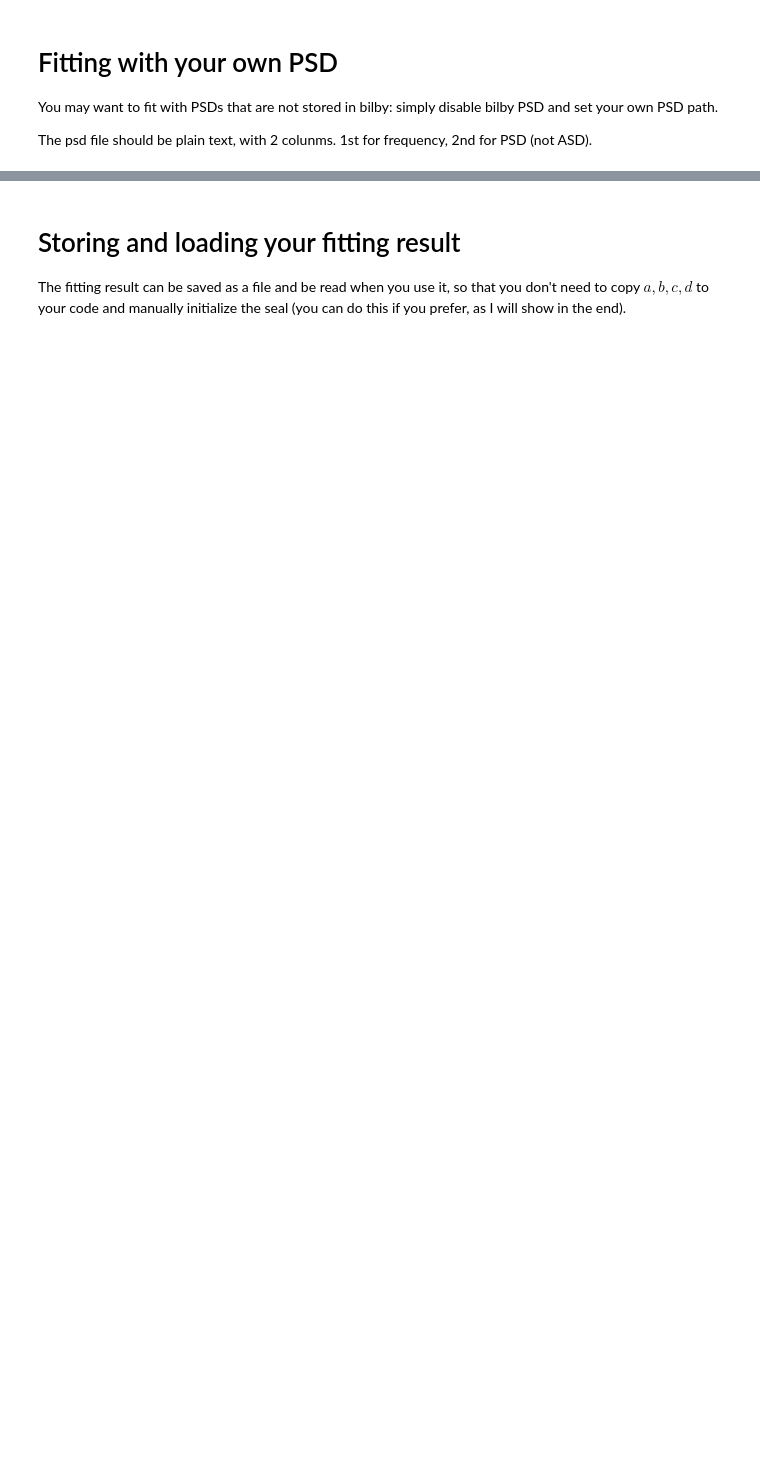
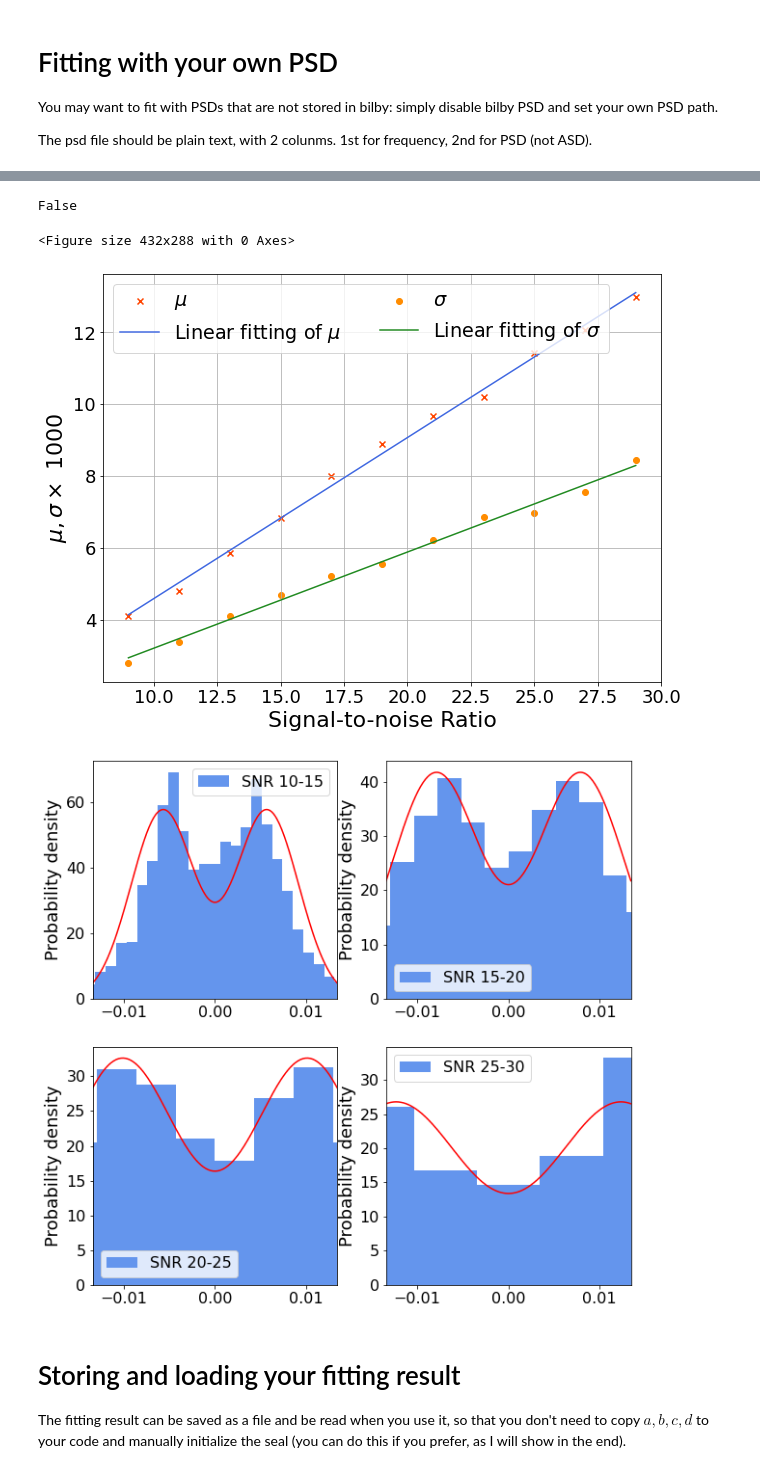
Before and after one commit to MarinerQ/SealGW, a Jupyter notebook: examples/example1-fitting_and_initializing.ipynb, the cells around one changed output, grey strips where cells are left out. Drawn from its saved outputs; the diff is of its cells as text; code cells hidden in the pictures; blank space fills up the shorter version.

```diff
--- a/examples/example1-fitting_and_initializing.ipynb
+++ b/examples/example1-fitting_and_initializing.ipynb
@@ -97,7 +111,7 @@ The psd file should be plain text, with 2 colunms. 1st for frequency, 2nd for PS
 # %%
 seal_O2_lhv = seal.Seal()
 
-Nsample = 30000
+Nsample = 10000
 det_name_list = ['L1', 'H1', 'V1']
 # psd files should be the same squence as in det_name_list
 psd_files = ['example_inputs/L1_psd.txt','example_inputs/H1_psd.txt','example_inputs/V1_psd.txt']
@@ -105,7 +119,9 @@ psd_files = ['example_inputs/L1_psd.txt','example_inputs/H1_psd.txt','example_in
 source_type = "BNS"
 ncpu = 6
 plotsave = ['example_outputs/linear_fitting_custom.png', 'example_outputs/bimodal_fitting_custom.png']
-
-seal_O2_lhv.fitting_mu_sigma_snr_relation(Nsample=Nsample, det_name_list=det_name_list, source_type=source_type, ncpu=ncpu,
-                               plotsave=plotsave, use_bilby_psd = False, custom_psd_path = psd_files)
+low_snr_cutoff = 9
+high_snr_cutoff = 31
+fitting_samples = seal_O2_lhv.fitting_mu_sigma_snr_relation(Nsample=Nsample, det_name_list=det_name_list, source_type=source_type, ncpu=ncpu,
+                                          use_bilby_psd = False, custom_psd_path = psd_files,
+                                          low_snr_cutoff=low_snr_cutoff,high_snr_cutoff=high_snr_cutoff)
 # %% [output]
@@ -126,3 +140,18 @@ d = -0.0008973225587166593
+# %%
+# examine it
+snr_steps = np.arange(low_snr_cutoff, high_snr_cutoff ,2)
+
+a,b,c,d,mu_list,sigma_list = sealsim.prior_fitting.fitting_abcd(fitting_samples, snr_steps,source_type)
+print(a==seal_bilby_design_lhv.prior_coef_a)
+
+sealsim.prior_fitting.linear_fitting_plot(snr_steps, mu_list, sigma_list, a, b, c, d, plotsave[0])
+sealsim.prior_fitting.bimodal_fitting_plot(fitting_samples, a, b, c, d,
+                                          [10,15,20,25], [15,20,25,30], save_filename=plotsave[1])
+# %% [output]
+False
+<Figure size 432x288 with 0 Axes>
+[figure, added]
+[figure, added]
 # %% [markdown]
 # Storing and loading your fitting result
 
```
Also changed, not shown: parts of 13 cells of this notebook, 14 other files.
